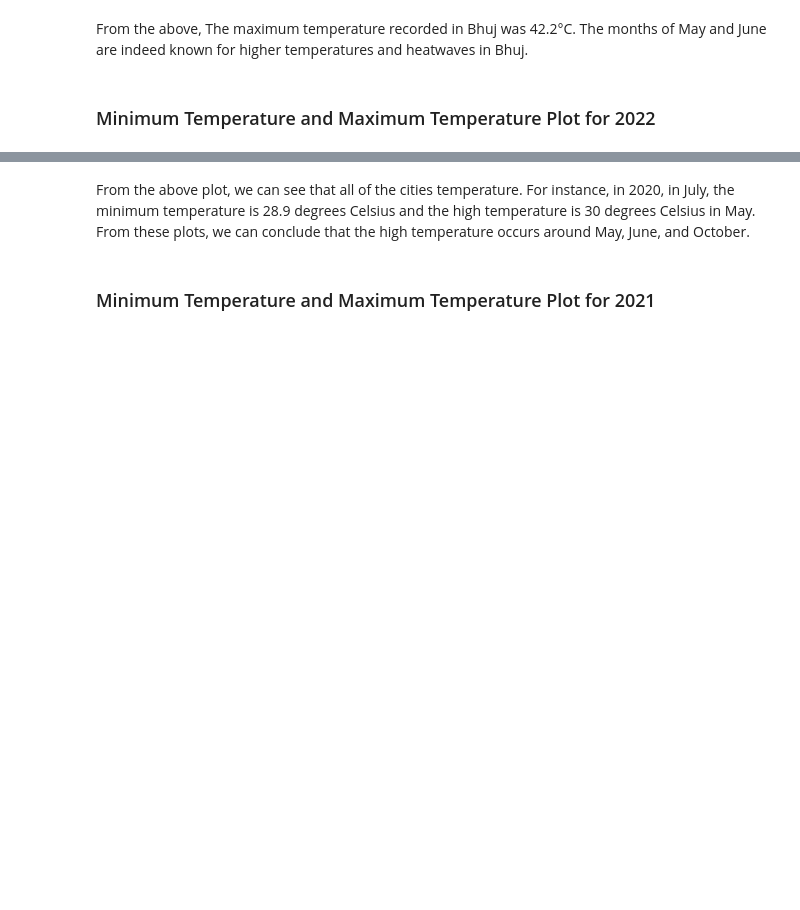
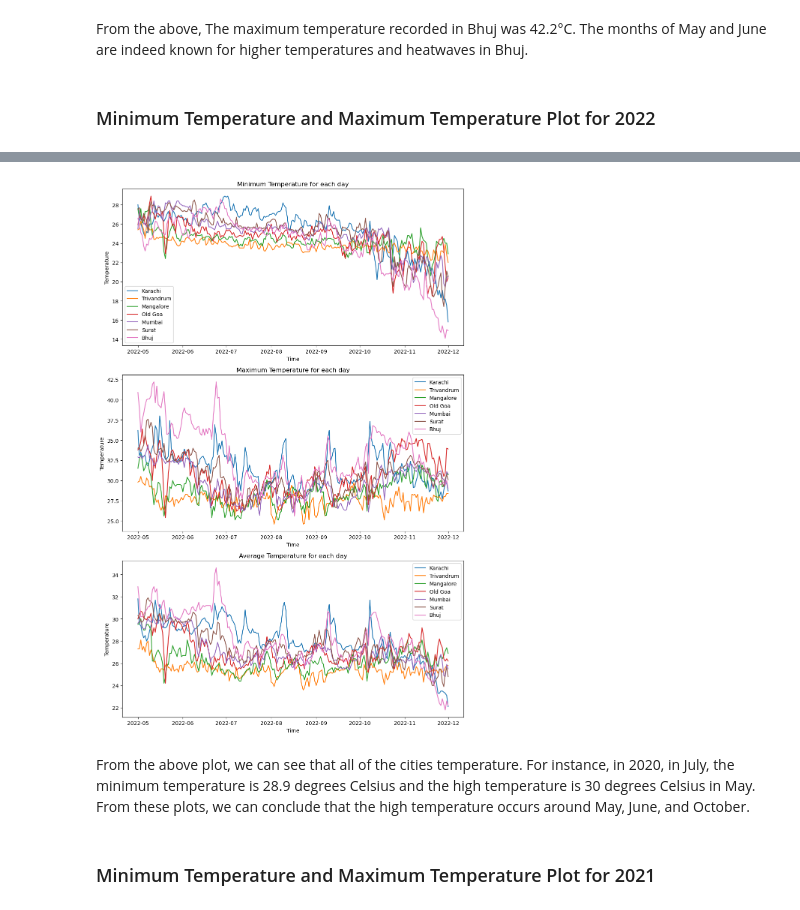
Before and after one commit to OmdenaAI/karachi-pakistan-weather-prediction, a Jupyter notebook: src/tasks/task-2-EDA/Temperature comparison .ipynb, the cells around one changed output, grey strips where cells are left out. Cells and saved outputs as stored; diff of their text form; code cells hidden in the pictures; blank space fills up the shorter version.

```diff
--- a/src/tasks/task-2-EDA/Temperature comparison .ipynb
+++ b/src/tasks/task-2-EDA/Temperature comparison .ipynb
@@ -99,11 +100,32 @@ From the above, The maximum temperature recorded in Bhuj was 42.2°C. The months
 # %% [markdown]
 ### Minimum Temperature and Maximum Temperature Plot for 2022
 # %%
-fig = px.line(df, x="time", y="temperature_2m_min", title='Minimum Temperature for each day',color='city')
-fig2 = px.line(df, x="time", y="temperature_2m_max", title='Maximum Temperature for each day',color='city')
-fig3 = px.line(df, x="time", y="temperature_2m_mean", title='Average Temperature for each day',color='city')
+fig, (ax1, ax2, ax3) = plt.subplots(3, 1, figsize=(10, 15))
 
-fig.show()
-fig2.show()
-fig3.show()
+for city in df['city'].unique():
+    data = df[df['city'] == city]
+    ax1.plot(data['time'], data['temperature_2m_min'], label=city)
+ax1.set_title('Minimum Temperature for each day')
+ax1.set_xlabel('Time')
+ax1.set_ylabel('Temperature')
+ax1.legend()
+
+for city in df['city'].unique():
+    data = df[df['city'] == city]
+    ax2.plot(data['time'], data['temperature_2m_max'], label=city)
+ax2.set_title('Maximum Temperature for each day')
+ax2.set_xlabel('Time')
+ax2.set_ylabel('Temperature')
+ax2.legend()
+
+for city in df['city'].unique():
+    data = df[df['city'] == city]
+    ax3.plot(data['time'], data['temperature_2m_mean'], label=city)
+ax3.set_title('Average Temperature for each day')
+ax3.set_xlabel('Time')
+ax3.set_ylabel('Temperature')
+ax3.legend()
+
+plt.tight_layout()
+plt.show()
 # %% [output]
@@ -113,3 +132,4 @@ fig3.show()
+[figure, added]
 # %% [markdown]
 From the above plot, we can see that all of the cities temperature. For instance, in 2020, in July, the minimum temperature is 28.9 degrees Celsius and the high temperature is 30 degrees Celsius in May. From these plots, we can conclude that the high temperature occurs around May, June, and October.
 # %% [markdown]
```
Also changed, not shown: parts of 22 cells of this notebook.
